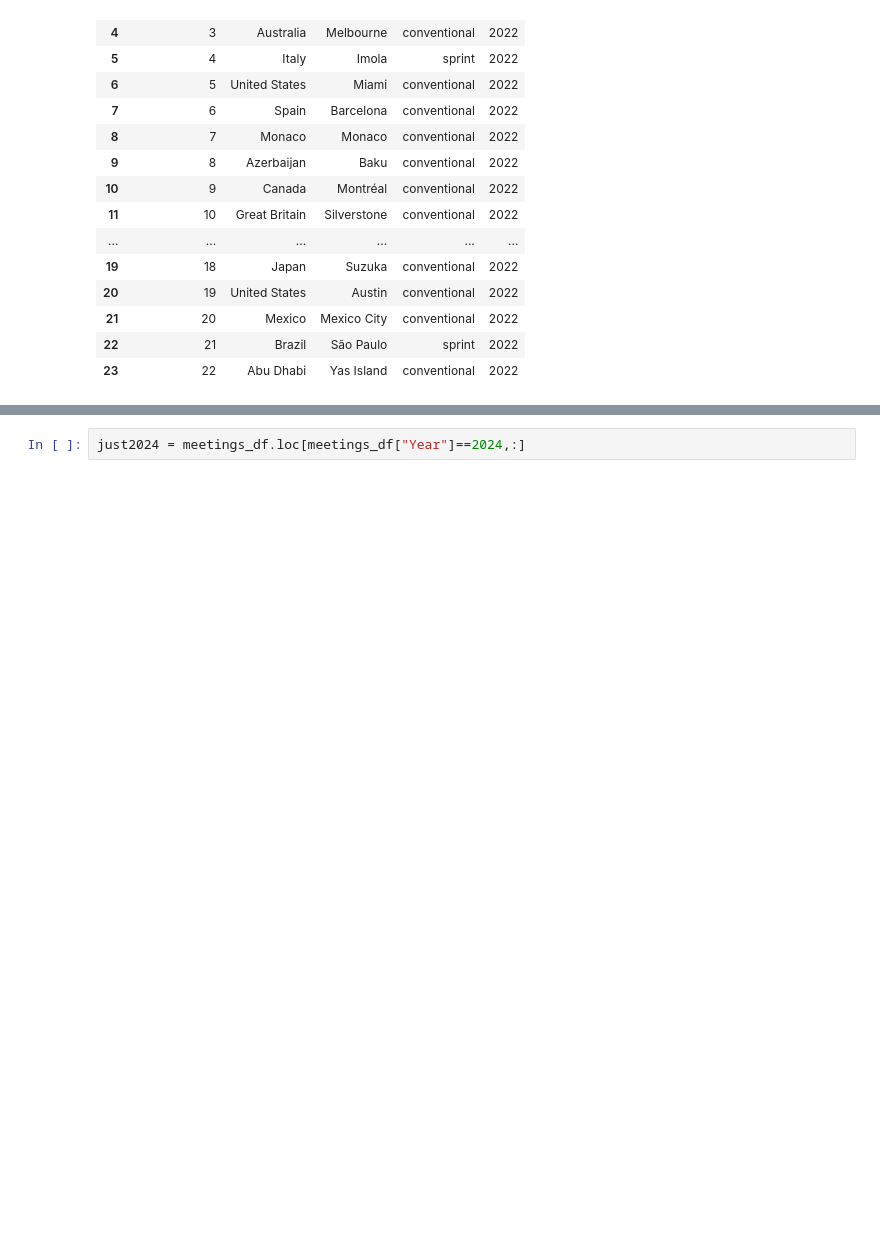
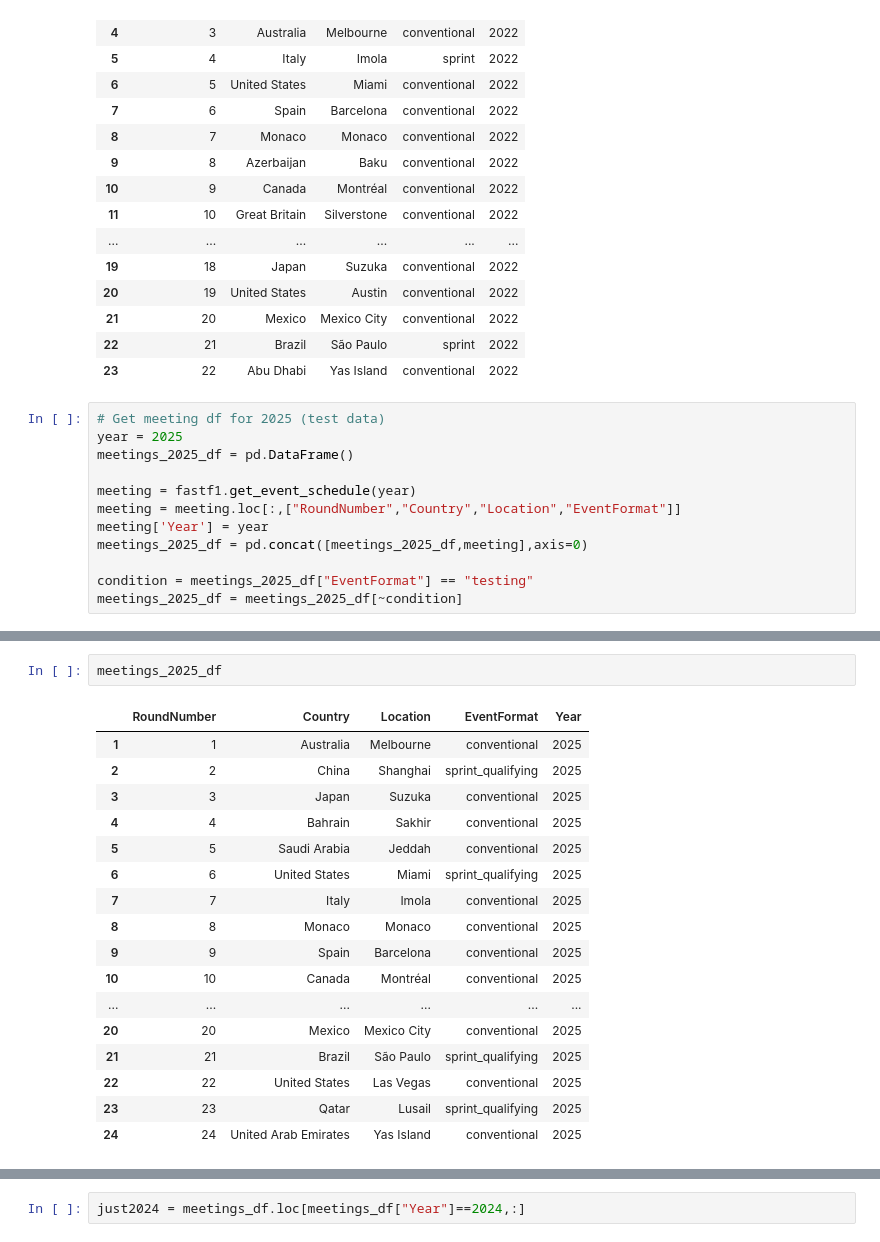
Before and after one commit to rohank36/f1, a Jupyter notebook: data.ipynb, the cells around one changed output, grey strips where cells are left out. Drawn from its saved outputs; the diff is of its cells as text; blank space fills up the shorter version.

```diff
--- a/data.ipynb
+++ b/data.ipynb
@@ -237,3 +124,15 @@ just2022
 | 21 | 20 | Mexico | Mexico City | conventional | 2022 |
 | 22 | 21 | Brazil | São Paulo | sprint | 2022 |
 | 23 | 22 | Abu Dhabi | Yas Island | conventional | 2022 |
+# %%
+# Get meeting df for 2025 (test data)
+year = 2025
+meetings_2025_df = pd.DataFrame()
+
+meeting = fastf1.get_event_schedule(year)
+meeting = meeting.loc[:,["RoundNumber","Country","Location","EventFormat"]]
+meeting['Year'] = year
+meetings_2025_df = pd.concat([meetings_2025_df,meeting],axis=0)
+
+condition = meetings_2025_df["EventFormat"] == "testing"
+meetings_2025_df = meetings_2025_df[~condition]
@@ -240,3 +141,23 @@ just2022
+# %%
+meetings_2025_df
+# %% [output]
+|  | RoundNumber | Country | Location | EventFormat | Year |
+| 1 | 1 | Australia | Melbourne | conventional | 2025 |
+| 2 | 2 | China | Shanghai | sprint_qualifying | 2025 |
+| 3 | 3 | Japan | Suzuka | conventional | 2025 |
+| 4 | 4 | Bahrain | Sakhir | conventional | 2025 |
+| 5 | 5 | Saudi Arabia | Jeddah | conventional | 2025 |
+| 6 | 6 | United States | Miami | sprint_qualifying | 2025 |
+| 7 | 7 | Italy | Imola | conventional | 2025 |
+| 8 | 8 | Monaco | Monaco | conventional | 2025 |
+| 9 | 9 | Spain | Barcelona | conventional | 2025 |
+| 10 | 10 | Canada | Montréal | conventional | 2025 |
+| ... | ... | ... | ... | ... | ... |
+| 20 | 20 | Mexico | Mexico City | conventional | 2025 |
+| 21 | 21 | Brazil | São Paulo | sprint_qualifying | 2025 |
+| 22 | 22 | United States | Las Vegas | conventional | 2025 |
+| 23 | 23 | Qatar | Lusail | sprint_qualifying | 2025 |
+| 24 | 24 | United Arab Emirates | Yas Island | conventional | 2025 |
 # %%
 def get_data():
     final_df = pd.DataFrame()
```
Also changed, not shown: parts of 9 cells of this notebook, 1 other file.
